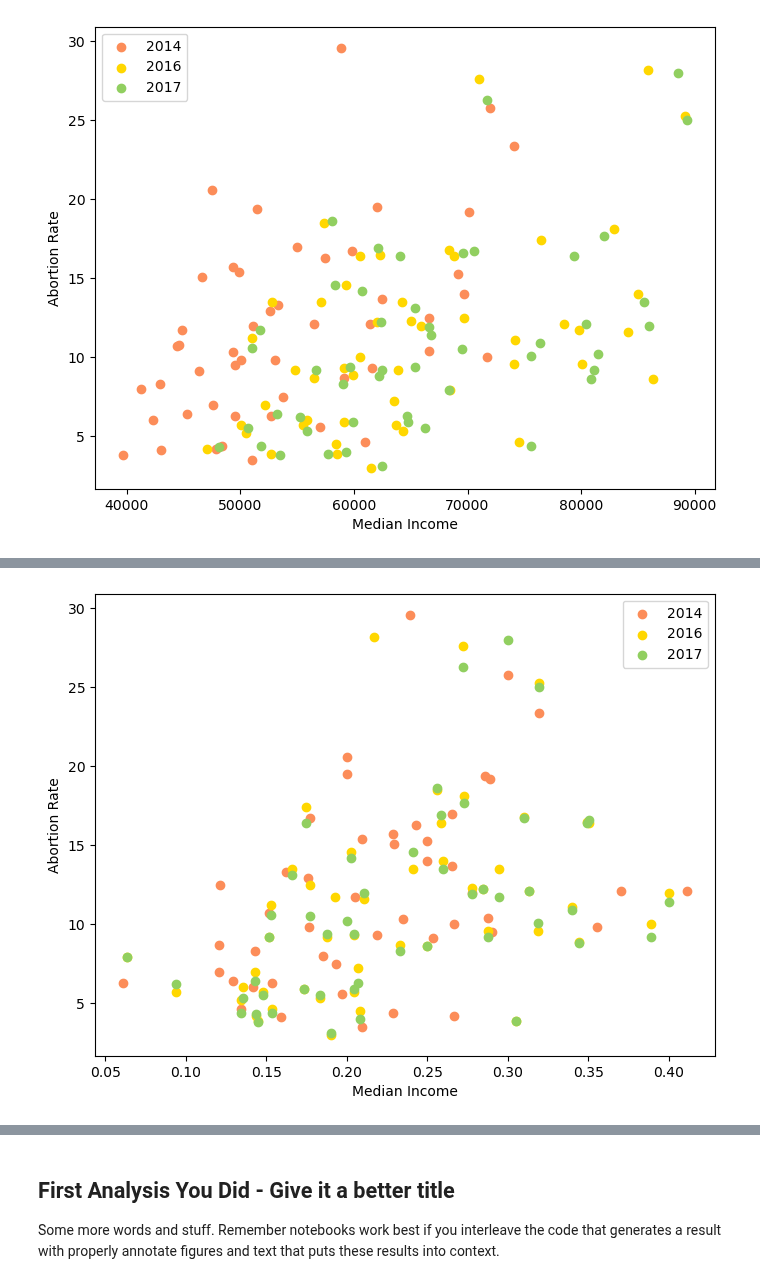
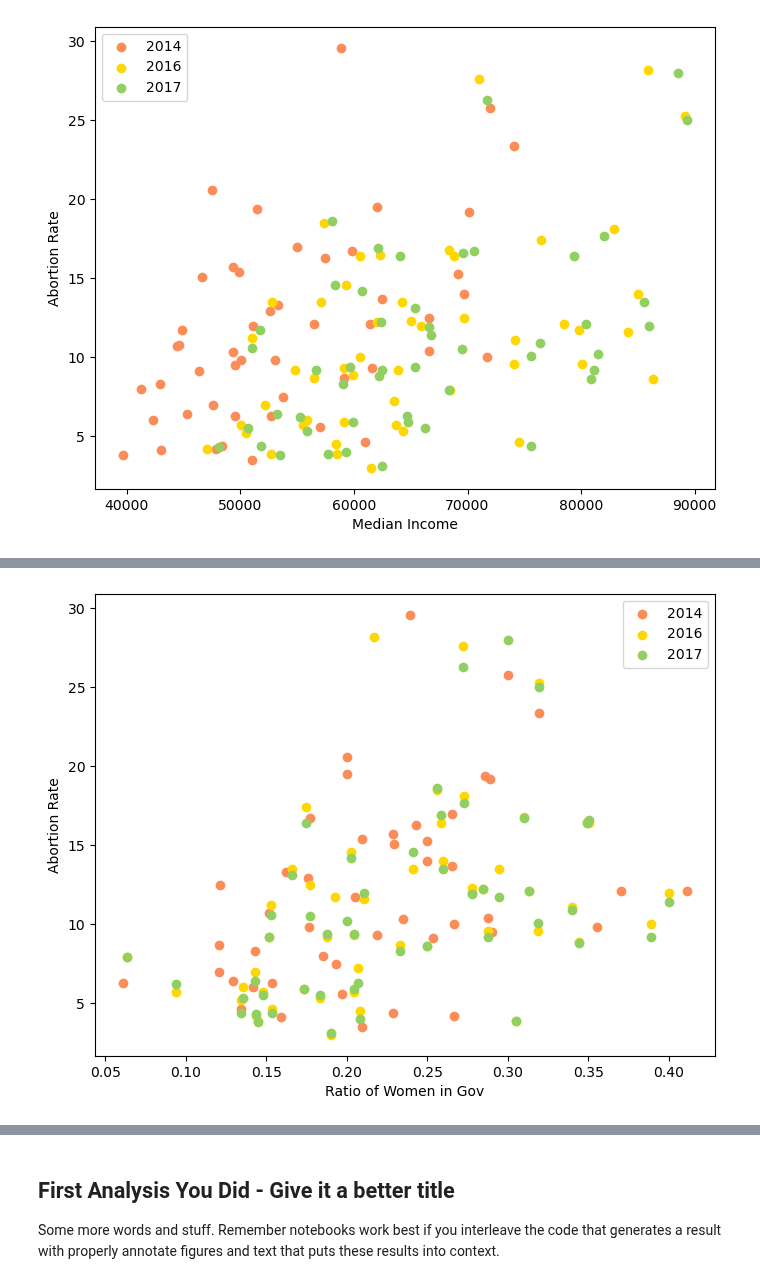
Before and after one commit to COGS108/Group070_WI24, a Jupyter notebook: FinalProject_Group070_WI24.ipynb, the cells around one changed output, grey strips where cells are left out. Saved outputs shown, nothing was run; the diff lists cells and outputs as text; code cells hidden in the pictures.

```diff
--- a/FinalProject_Group070_WI24.ipynb
+++ b/FinalProject_Group070_WI24.ipynb
@@ -541,15 +541,15 @@ plt.show()
 # %%
 plt.figure(figsize=(8, 6))
 
 # Plot OBGYN Rate and Abortion Rate
 plt.scatter(df['Ratio of Women in Gov 2014'], df["Rate 2014"], color='#fc8d59', label='2014')
 plt.scatter(df['Ratio of Women in Gov 2016'], df["Rate 2016"], color='gold', label='2016')
 plt.scatter(df['Ratio of Women in Gov 2017'], df["Rate 2017"], color='#91cf60', label='2017')
-plt.xlabel('Median Income')
+plt.xlabel('Ratio of Women in Gov')
 plt.ylabel('Abortion Rate')
 plt.legend()
 plt.show()
 
 # Not quite linear
 # %% [output]
-[figure, old version]
+[figure, new version]
```
Also changed, not shown: parts of 8 cells of this notebook.
